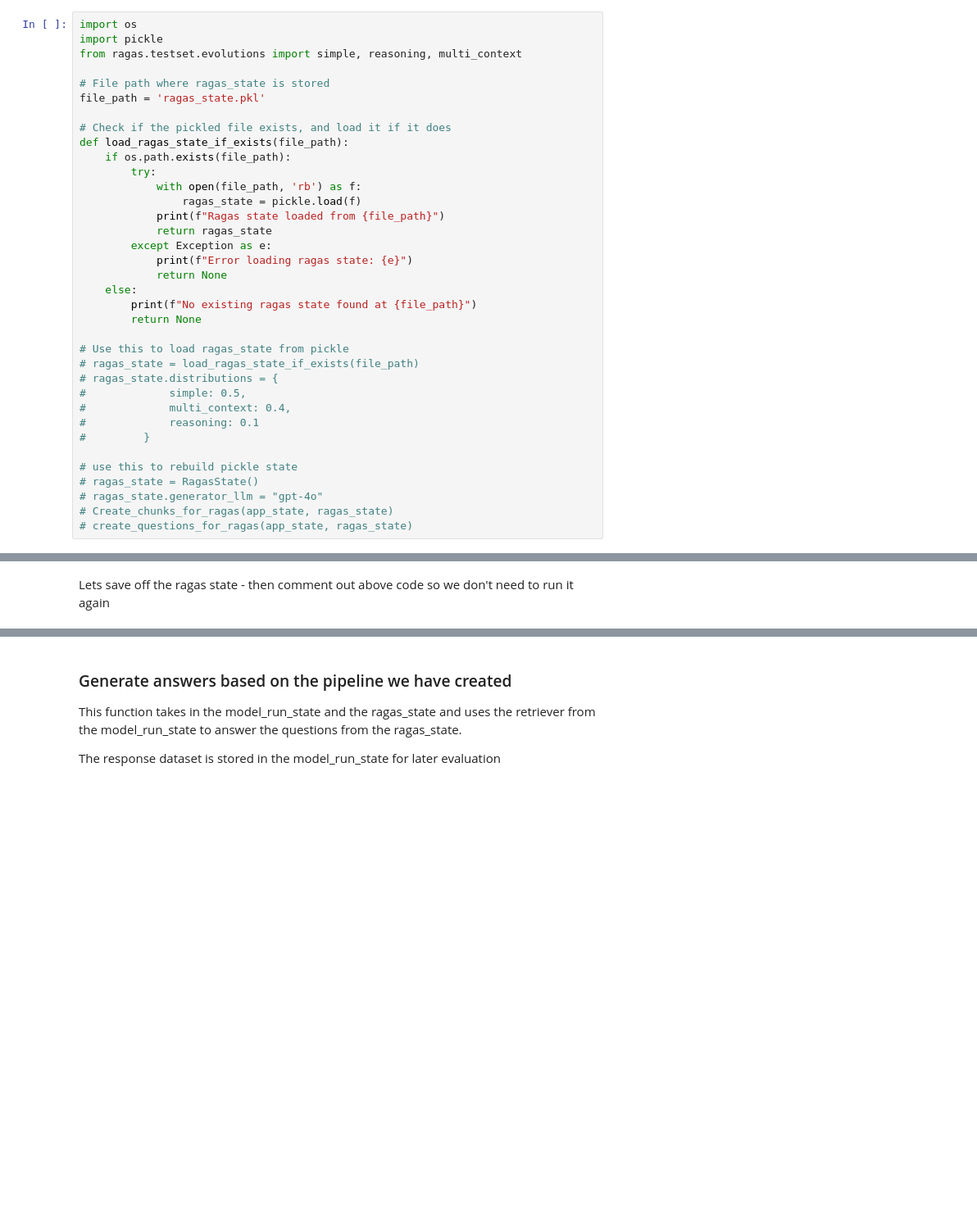
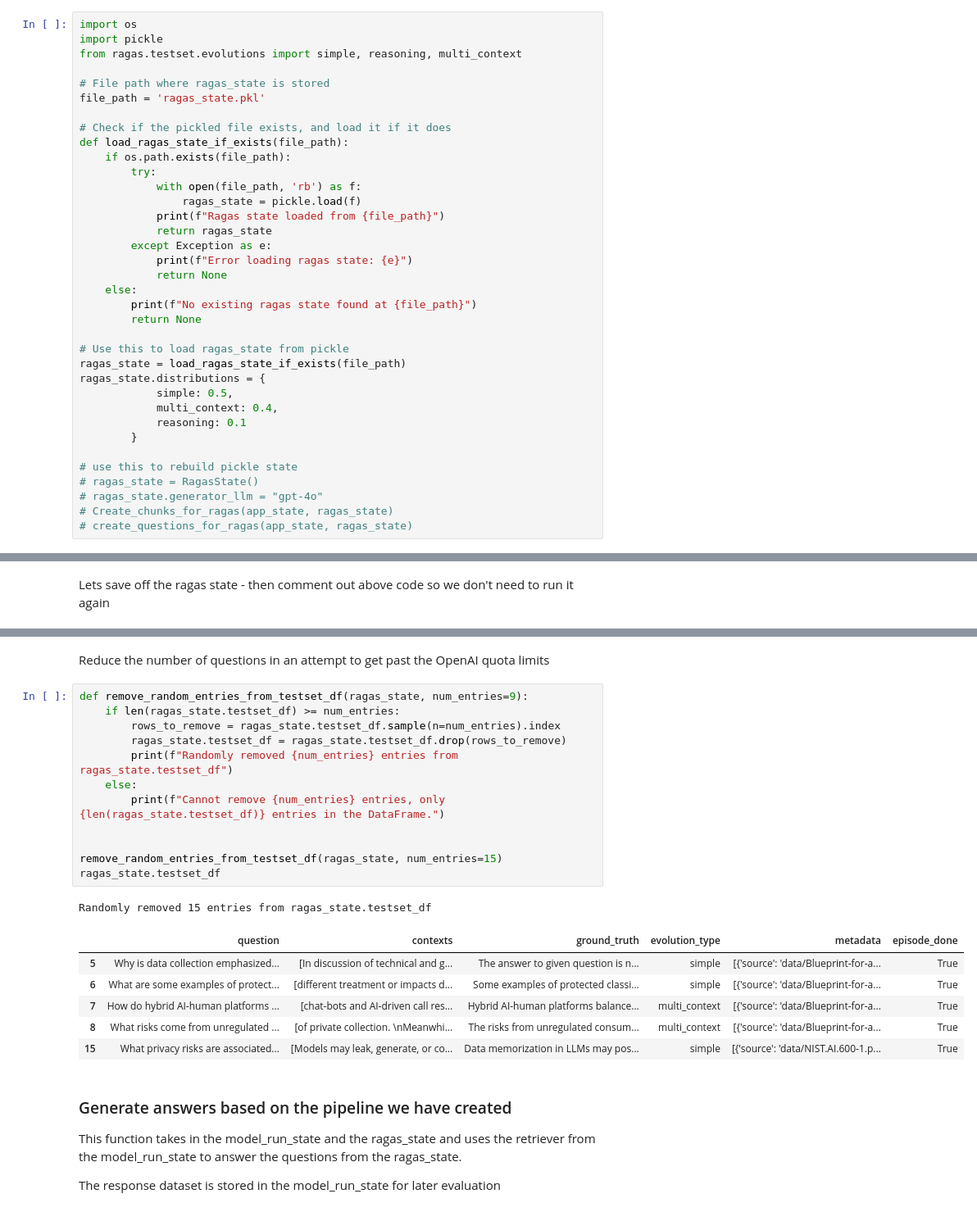
Before and after one commit to rchrdgwr/AIE4-Midterm, a Jupyter notebook: rag_chain.ipynb, the cells around one changed output, grey strips where cells are left out. Shown at 82% size. Cells and saved outputs as stored; diff of their text form; blank space fills up the shorter version.

```diff
--- a/rag_chain.ipynb
+++ b/rag_chain.ipynb
@@ -316,12 +318,12 @@ def load_ragas_state_if_exists(file_path):
         return None
 
 # Use this to load ragas_state from pickle
-# ragas_state = load_ragas_state_if_exists(file_path)
-# ragas_state.distributions = {
-#             simple: 0.5,
-#             multi_context: 0.4,
-#             reasoning: 0.1
-#         }
+ragas_state = load_ragas_state_if_exists(file_path)
+ragas_state.distributions = {
+            simple: 0.5,
+            multi_context: 0.4,
+            reasoning: 0.1
+        }
 
 # use this to rebuild pickle state
 # ragas_state = RagasState()
@@ -368,3 +369,25 @@ Ragas state loaded from ragas_state.pkl
+# %% [markdown]
+Reduce the number of questions in an attempt to get past the OpenAI quota limits
+# %%
+def remove_random_entries_from_testset_df(ragas_state, num_entries=9):
+    if len(ragas_state.testset_df) >= num_entries:
+        rows_to_remove = ragas_state.testset_df.sample(n=num_entries).index
+        ragas_state.testset_df = ragas_state.testset_df.drop(rows_to_remove)
+        print(f"Randomly removed {num_entries} entries from ragas_state.testset_df")
+    else:
+        print(f"Cannot remove {num_entries} entries, only {len(ragas_state.testset_df)} entries in the DataFrame.")
+
+
+remove_random_entries_from_testset_df(ragas_state, num_entries=15)
+ragas_state.testset_df
+# %% [output]
+Randomly removed 15 entries from ragas_state.testset_df
+|  | question | contexts | ground_truth | evolution_type | metadata | episode_done |
+| 5 | Why is data collection emphasized... | [In discussion of technical and g... | The answer to given question is n... | simple | [{'source': 'data/Blueprint-for-a... | True |
+| 6 | What are some examples of protect... | [different treatment or impacts d... | Some examples of protected classi... | simple | [{'source': 'data/Blueprint-for-a... | True |
+| 7 | How do hybrid AI-human platforms ... | [chat-bots and AI-driven call res... | Hybrid AI-human platforms balance... | multi_context | [{'source': 'data/Blueprint-for-a... | True |
+| 8 | What risks come from unregulated ... | [of private collection. \nMeanwhi... | The risks from unregulated consum... | multi_context | [{'source': 'data/Blueprint-for-a... | True |
+| 15 | What privacy risks are associated... | [Models may leak, generate, or co... | Data memorization in LLMs may pos... | simple | [{'source': 'data/NIST.AI.600-1.p... | True |
 # %% [markdown]
 ### Generate answers based on the pipeline we have created
 
```
Also changed, not shown: parts of 39 cells of this notebook, 1 other file.
